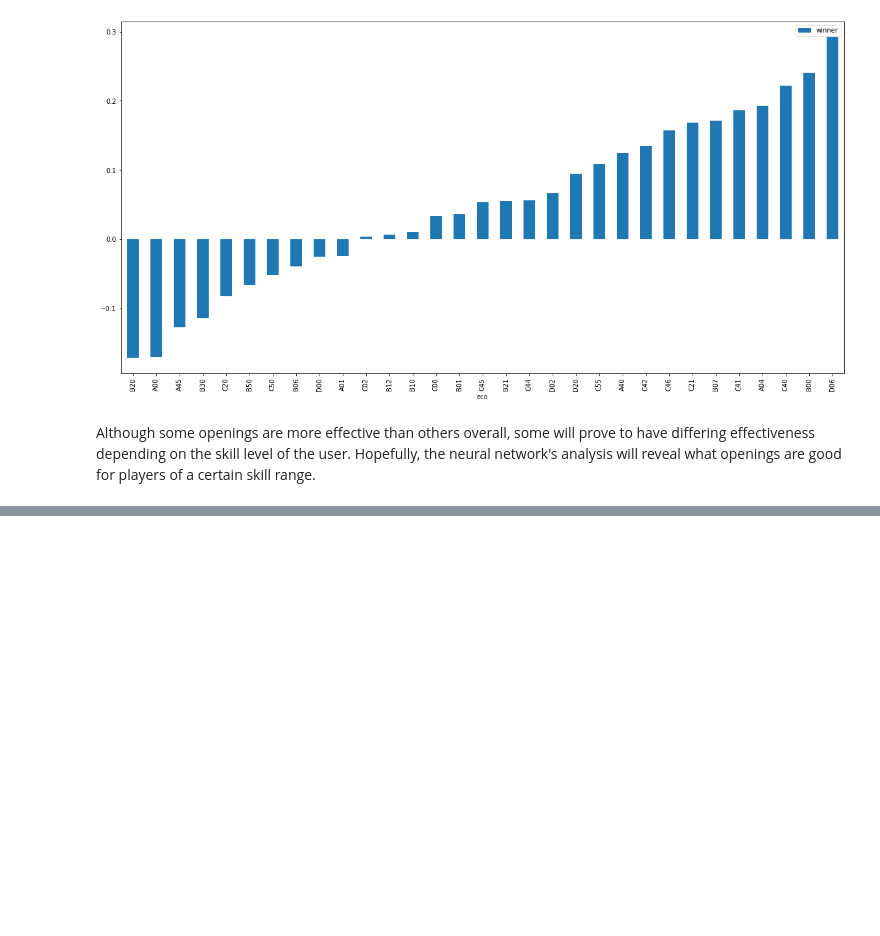
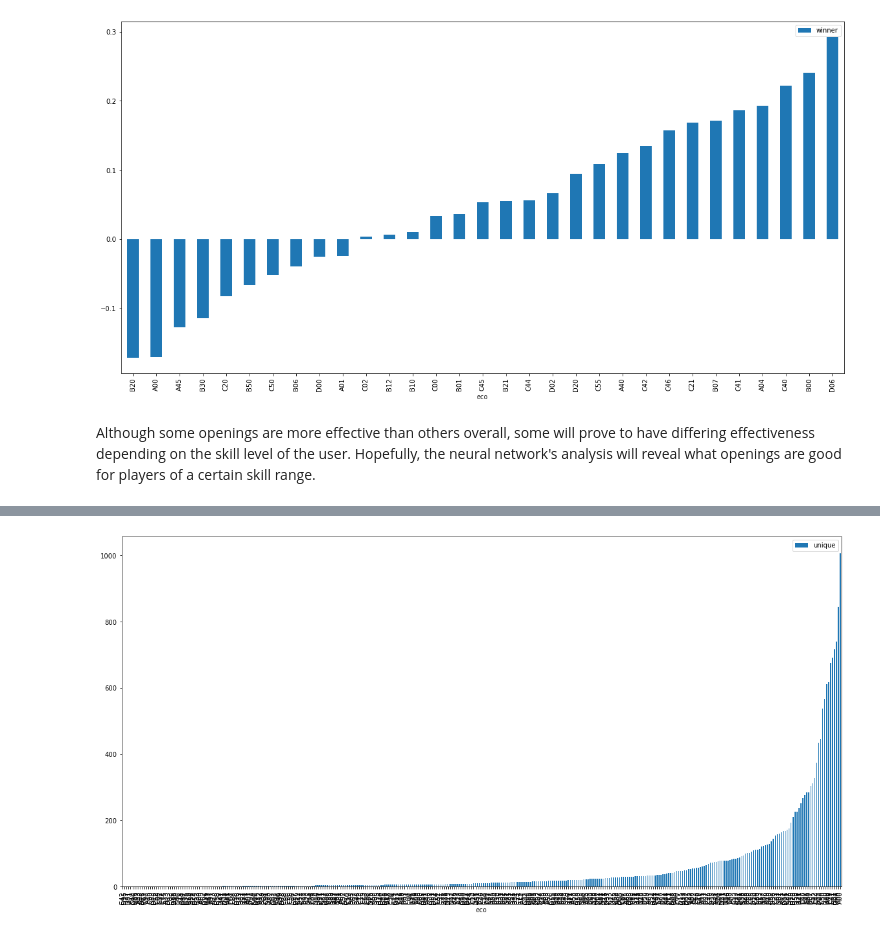
Before and after one commit to ChrisJMurdoch/ChessNotebook, a Jupyter notebook: Chess.ipynb, the cells around one changed output, grey strips where cells are left out. Saved outputs shown, nothing was run; the diff lists cells and outputs as text; code cells hidden in the pictures; blank space fills up the shorter version.

Commit message:
Added correlation analysis and opening frequency plot

```diff
--- a/Chess.ipynb
+++ b/Chess.ipynb
@@ -163,11 +189,11 @@ data["unique"] = data.index
 grouped = data.groupby('eco').agg({'winner':'mean', 'unique':'size'})
 
 # Filter out the openings with few recorded uses
-grouped = grouped[grouped["unique"] > 160]
+filtered = grouped[grouped["unique"] > 160]
 
 # Display data sorted by mean win-rate for white
-grouped = grouped.sort_values("winner")
-grouped
+filtered = filtered.sort_values("winner")
+filtered
 # %% [output]
 |  | winner | unique |
 | eco |  |  |
@@ -196,3 +222,6 @@ grouped.plot(kind="bar", use_index=True, y='winner', figsize=(20, 10))
 [figure]
 # %% [markdown]
 Although some openings are more effective than others overall, some will prove to have differing effectiveness depending on the skill level of the user.  Hopefully, the neural network's analysis will reveal what openings are good for players of a certain skill range.
+# %%
+grouped = grouped.sort_values("unique")
+grouped["unique"].describe()
@@ -198,0 +238,5 @@ Although some openings are more effective than others overall, some will prove t
+# %%
+grouped.plot(kind="bar", use_index=True, y='unique', figsize=(20, 10))
+plt.show()
+# %% [output]
+[figure, added]
```
Also changed, not shown: parts of 5 cells of this notebook.
